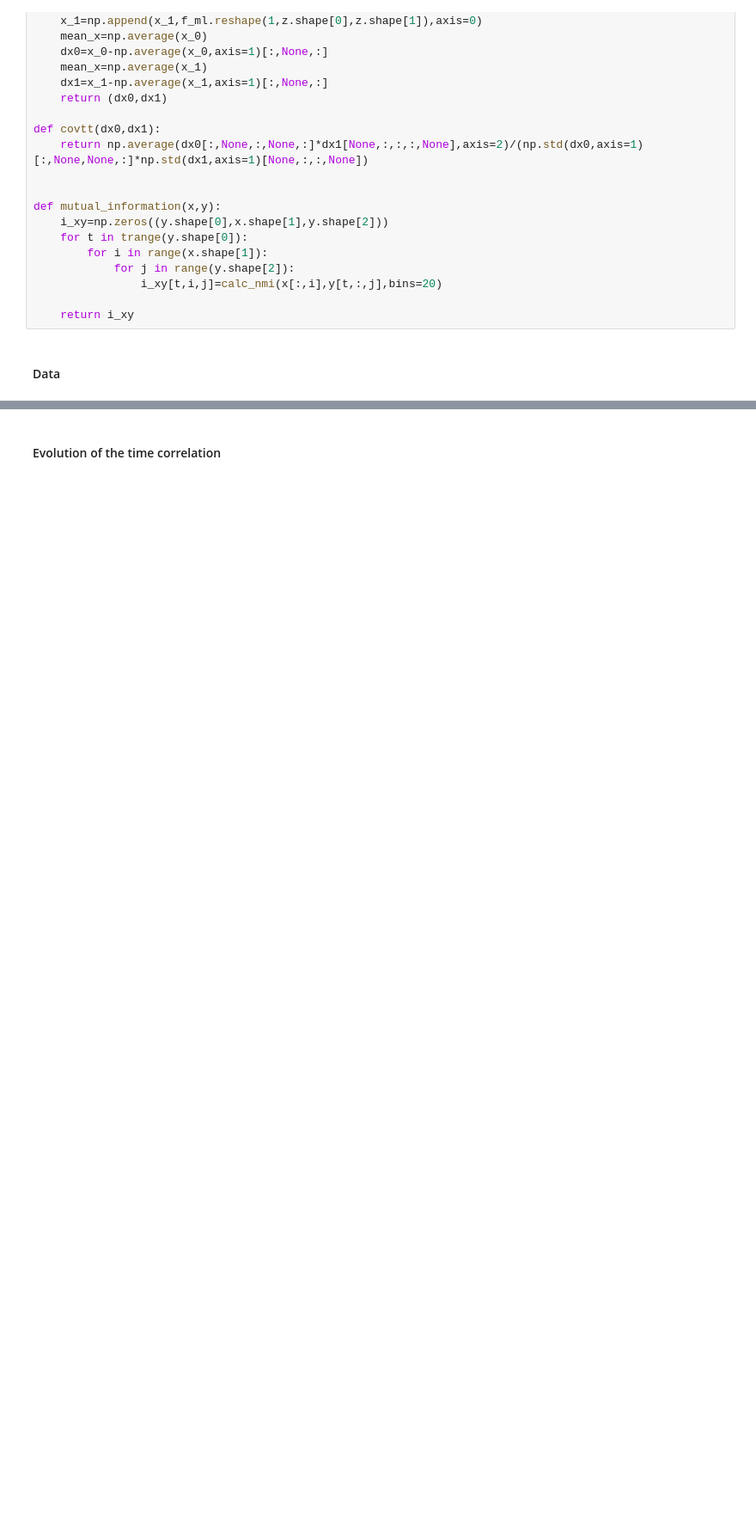
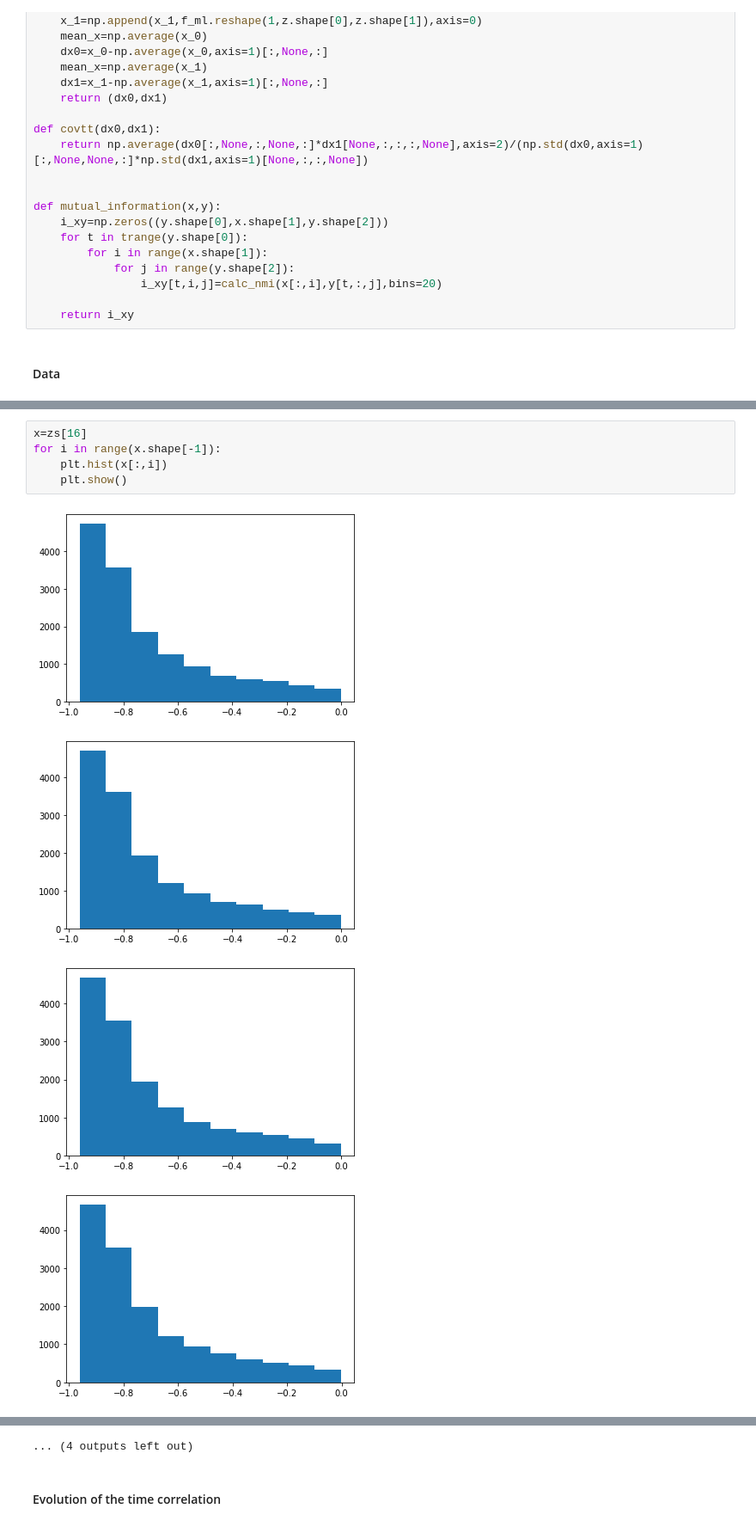
Before and after one commit to emacosta95/dft_for_ising, a Jupyter notebook: Propagation_of_correlation_in_a_neural_network.ipynb, the cells around one changed output, grey strips where cells are left out. Shown at 86% size. Cells and saved outputs as stored; diff of their text form; blank space fills up the shorter version.

```diff
--- a/Propagation_of_correlation_in_a_neural_network.ipynb
+++ b/Propagation_of_correlation_in_a_neural_network.ipynb
@@ -593,0 +614,10 @@ for r in l_train:
+# %%
+x=zs[16]
+for i in range(x.shape[-1]):
+    plt.hist(x[:,i])
+    plt.show()
+# %% [output]
+[figure, added]
+[figure, added]
+[figure, added]
+[figure, added]
@@ -594,3 +632,4 @@ for r in l_train:
+... (4 outputs left out)
 # %% [markdown]
 #### Evolution of the time correlation
 # %%
```
Also changed, not shown: parts of 4 cells of this notebook, 4 other files.
